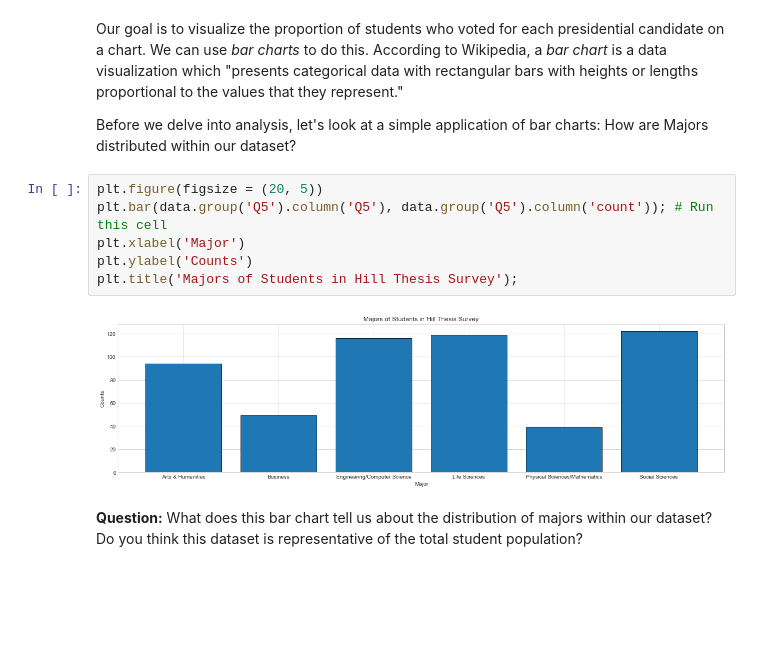
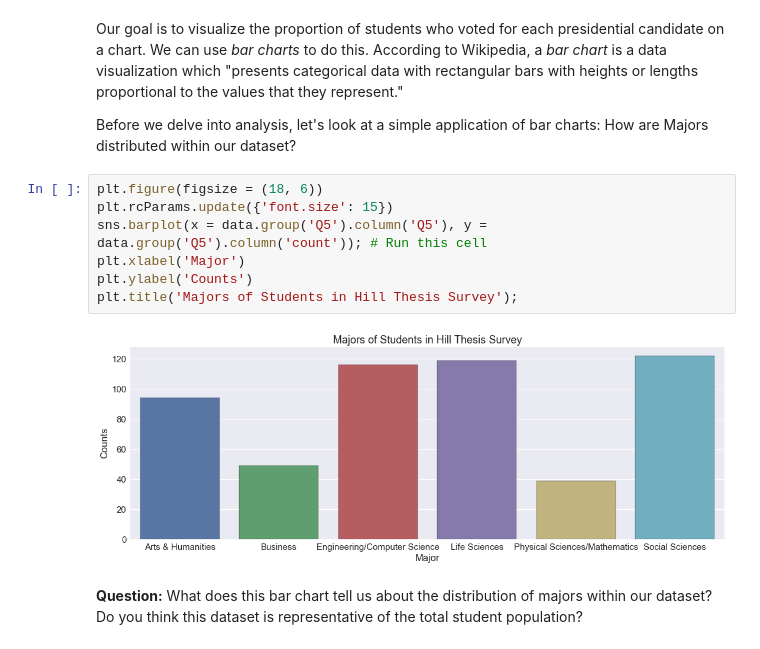
Before and after one commit to ds-modules/surveydata, a Jupyter notebook: Survey Analysis Final (v2.0) .ipynb, the cells around one changed output. Saved outputs shown, nothing was run; the diff lists cells and outputs as text; blank space fills up the shorter version.

```diff
--- a/Survey Analysis Final (v2.0) .ipynb
+++ b/Survey Analysis Final (v2.0) .ipynb
@@ -161,13 +193,14 @@ Our goal is to visualize the proportion of students who voted for each president
 
 Before we delve into analysis, let's look at a simple application of bar charts: How are Majors distributed within our dataset?
 # %%
-plt.figure(figsize = (20, 5))
-plt.bar(data.group('Q5').column('Q5'), data.group('Q5').column('count')); # Run this cell
+plt.figure(figsize = (18, 6))
+plt.rcParams.update({'font.size': 15})
+sns.barplot(x = data.group('Q5').column('Q5'), y = data.group('Q5').column('count')); # Run this cell
 plt.xlabel('Major')
 plt.ylabel('Counts')
 plt.title('Majors of Students in Hill Thesis Survey');
 # %% [output]
-[figure, old version]
+[figure, new version]
 # %% [markdown]
 **Question:** What does this bar chart tell us about the distribution of majors within our dataset? Do you think this dataset is representative of the total student population?
 # %% [markdown]
```
Also changed, not shown: parts of 40 cells of this notebook, 1 other file.
